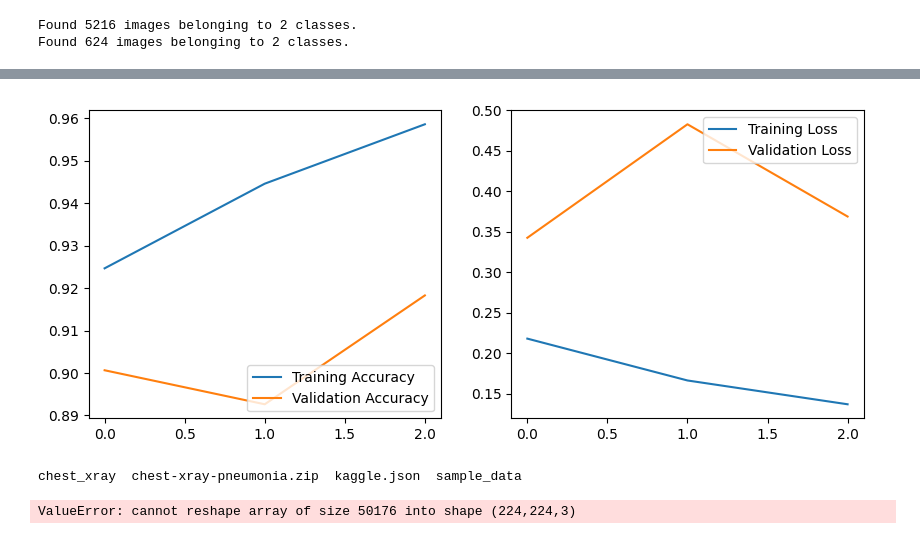
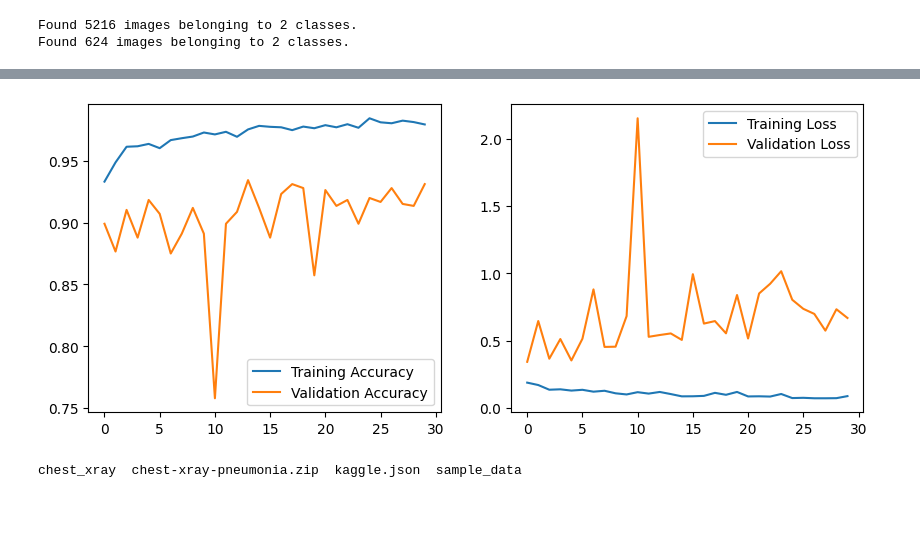
Before and after one commit to sandeshpaudel81/CXR-pneumonia-classification, a Jupyter notebook: Untitled1.ipynb, the cells around one changed output, grey strips where cells are left out. Drawn from its saved outputs; the diff is of its cells as text; code cells hidden in the pictures; blank space fills up the shorter version.

Commit message:
need to work on test accuracy

```diff
--- a/Untitled1.ipynb
+++ b/Untitled1.ipynb
@@ -119,7 +119,7 @@ _________________________________________________________________
 history = model.fit_generator(
     training_set,
     validation_data=test_set,
-    epochs=10,
+    epochs=30,
     steps_per_epoch=len(training_set),
     validation_steps=len(test_set)
 )
@@ -133,23 +144,23 @@ Epoch 3/3
 # %%
 acc = history.history['accuracy']
 val_acc = history.history['val_accuracy']
 
 loss = history.history['loss']
 val_loss = history.history['val_loss']
 
 plt.figure(figsize=(10,4))
 plt.subplot(1,2,1)
-plt.plot(range(3), acc, label='Training Accuracy')
-plt.plot(range(3), val_acc, label='Validation Accuracy')
+plt.plot(range(30), acc, label='Training Accuracy')
+plt.plot(range(30), val_acc, label='Validation Accuracy')
 plt.legend(loc='lower right')
 
 plt.subplot(1,2,2)
-plt.plot(range(3), loss, label='Training Loss')
-plt.plot(range(3), val_loss, label='Validation Loss')
+plt.plot(range(30), loss, label='Training Loss')
+plt.plot(range(30), val_loss, label='Validation Loss')
 plt.legend(loc='upper right')
 plt.show()
 # %% [output]
-[figure, old version]
+[figure, new version]
 # %%
 !ls
 # %% [output]
@@ -161,12 +172,3 @@ test_pneumonia_images = glob('/content/chest_xray/val/PNEUMONIA/*jpeg')
 # %%
 from keras.preprocessing import image
 from keras.applications.vgg16 import preprocess_input
-# %%
-# for i in range(len(test_images)):
-# img = image.load_img(test_pneumonia_images[0])
-x = process_image(test_pneumonia_images[0])
-x = np.expand_dims(x, axis=0)
-img_data = preprocess_input(x)
-img_data.shape
-# %% [output]
-ValueError: cannot reshape array of size 50176 into shape (224,224,3)
```
Also changed, not shown: parts of 11 cells of this notebook.
